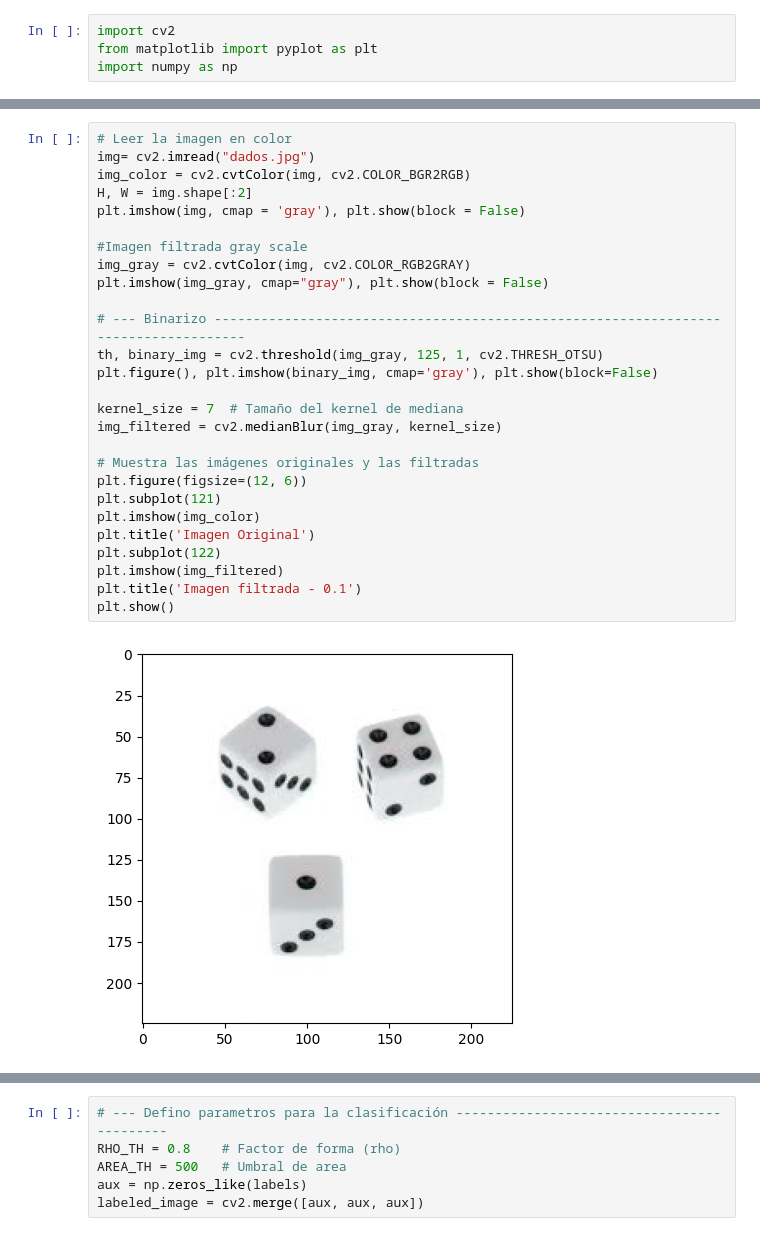
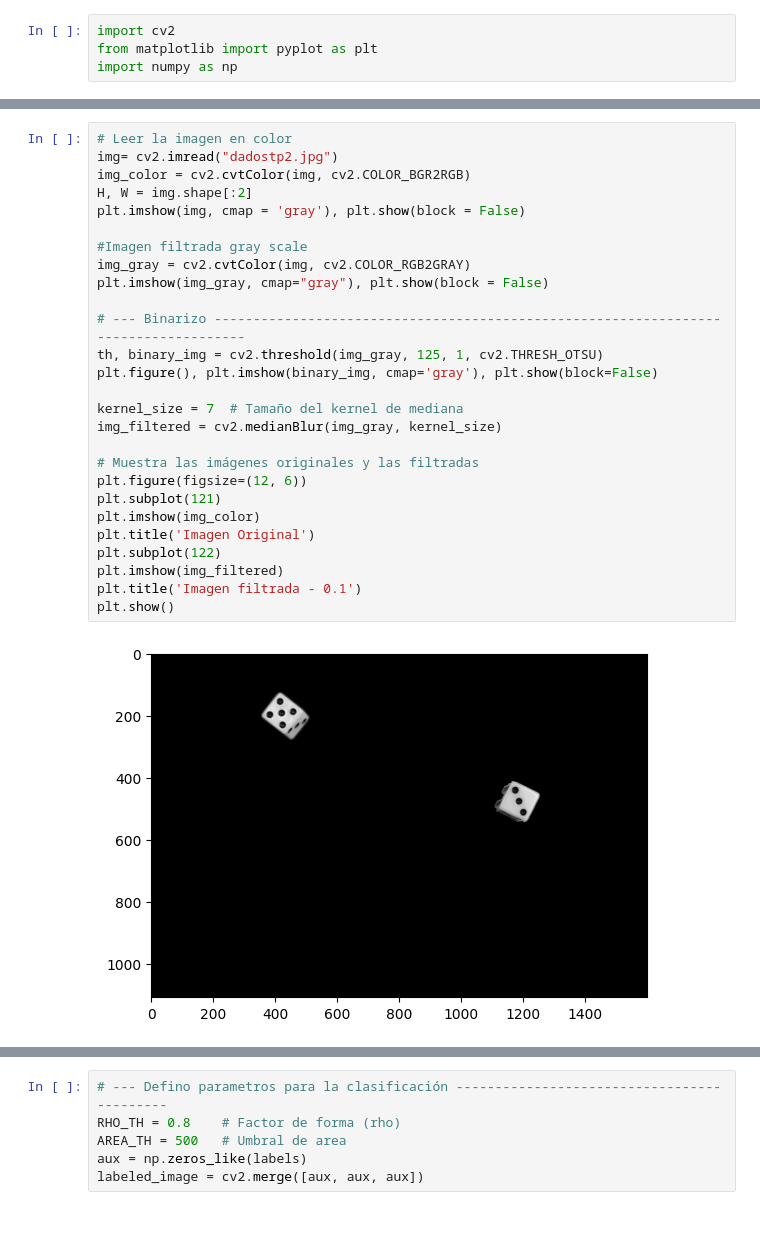
Before and after one commit to augustofarias2/TP2-Imagenes, a Jupyter notebook: ej1C.ipynb, the cells around one changed output, grey strips where cells are left out. Cells and saved outputs as stored; diff of their text form.

```diff
--- a/ej1C.ipynb
+++ b/ej1C.ipynb
@@ -20,30 +12,30 @@ plt.figure(), plt.imshow(image), plt.show(block=False)
  None)
 # %%
 # Leer la imagen en color
-img= cv2.imread("dados.jpg")
+img= cv2.imread("dadostp2.jpg")
 img_color = cv2.cvtColor(img, cv2.COLOR_BGR2RGB)
 H, W = img.shape[:2]
 plt.imshow(img, cmap = 'gray'), plt.show(block = False)
 
 #Imagen filtrada gray scale
 img_gray = cv2.cvtColor(img, cv2.COLOR_RGB2GRAY)
 plt.imshow(img_gray, cmap="gray"), plt.show(block = False)
 
 # --- Binarizo ------------------------------------------------------------------------------------
 th, binary_img = cv2.threshold(img_gray, 125, 1, cv2.THRESH_OTSU)
 plt.figure(), plt.imshow(binary_img, cmap='gray'), plt.show(block=False)
 
 kernel_size = 7  # Tamaño del kernel de mediana
 img_filtered = cv2.medianBlur(img_gray, kernel_size)
 
 # Muestra las imágenes originales y las filtradas
 plt.figure(figsize=(12, 6))
 plt.subplot(121)
 plt.imshow(img_color)
 plt.title('Imagen Original')
 plt.subplot(122)
 plt.imshow(img_filtered)
 plt.title('Imagen filtrada - 0.1')
 plt.show()
 # %% [output]
-[figure, old version]
+[figure, new version]
```
Also changed, not shown: parts of 18 cells of this notebook, 1 other file.
